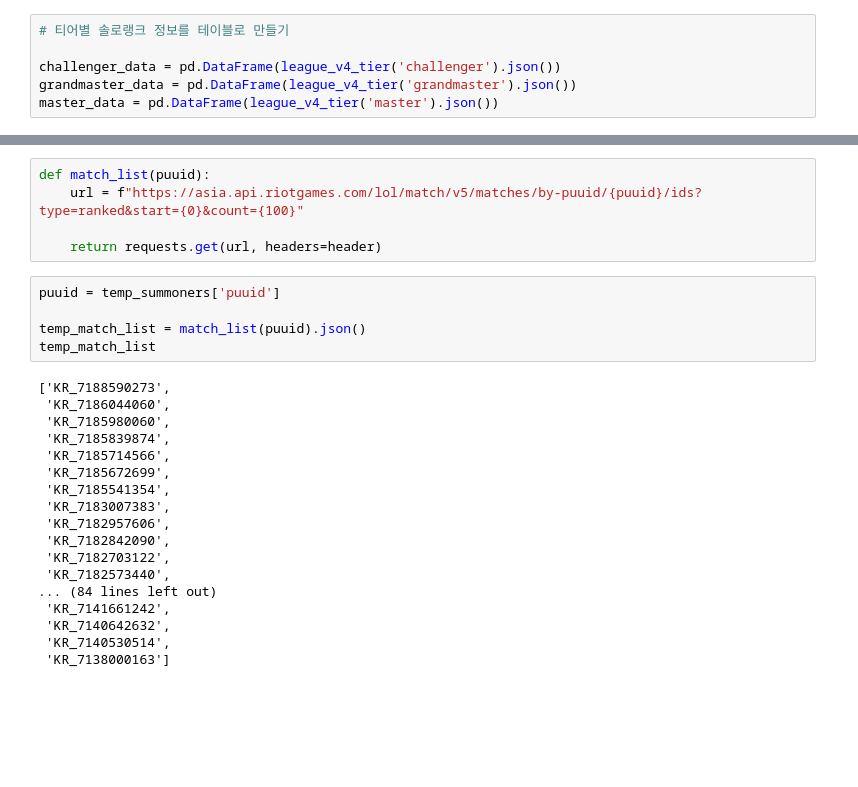
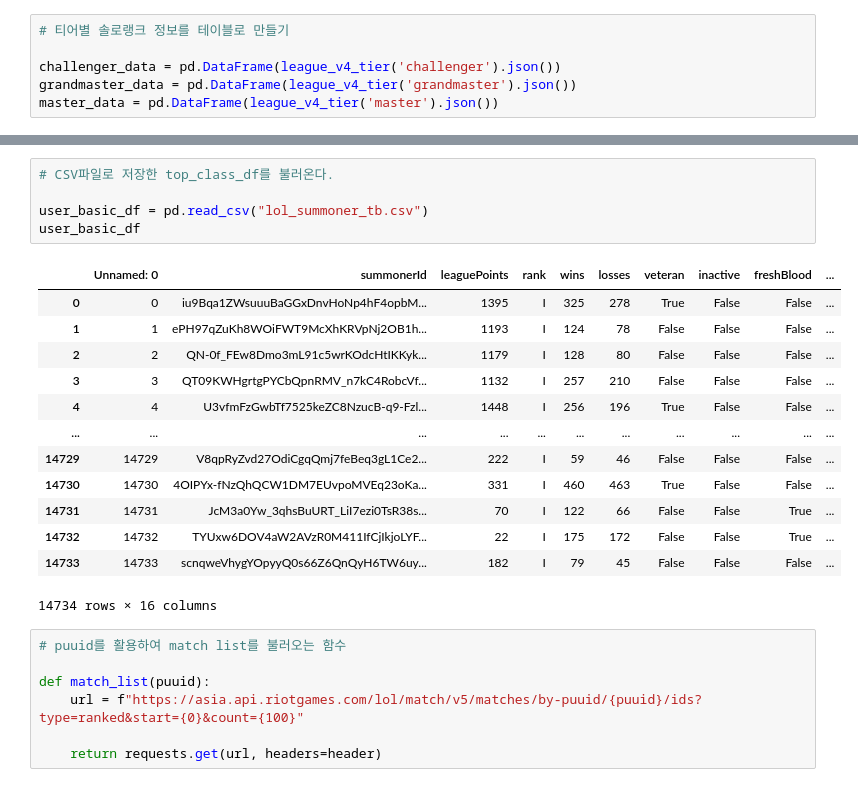
Before and after one commit to kim-bo-saeng/personal_project, a Jupyter notebook: lol_data/lol_api_data_analysis.ipynb, the cells around one changed output, grey strips where cells are left out. Cells and saved outputs as stored; diff of their text form; blank space fills up the shorter version.

```diff
--- a/lol_data/lol_api_data_analysis.ipynb
+++ b/lol_data/lol_api_data_analysis.ipynb
@@ -215,31 +207,29 @@ top_class_df
 | 14732 | TYUxw6DOV4aW2AVzR0M411IfCjIkjoLYF... | 22 | I | 175 | 172 | False | False | True | False | ... |
 | 14733 | scnqweVhygYOpyyQ0s66Z6QnQyH6TW6uy... | 182 | I | 79 | 45 | False | False | False | False | ... |
 14734 rows × 15 columns
+# %%
+# CSV파일로 저장한 top_class_df를 불러온다.
+
+user_basic_df = pd.read_csv("lol_summoner_tb.csv")
+user_basic_df
+# %% [output]
+|  | Unnamed: 0 | summonerId | leaguePoints | rank | wins | losses | veteran | inactive | freshBlood | ... |
+| 0 | 0 | iu9Bqa1ZWsuuuBaGGxDnvHoNp4hF4opbM... | 1395 | I | 325 | 278 | True | False | False | ... |
+| 1 | 1 | ePH97qZuKh8WOiFWT9McXhKRVpNj2OB1h... | 1193 | I | 124 | 78 | False | False | False | ... |
+| 2 | 2 | QN-0f_FEw8Dmo3mL91c5wrKOdcHtIKKyk... | 1179 | I | 128 | 80 | False | False | False | ... |
+| 3 | 3 | QT09KWHgrtgPYCbQpnRMV_n7kC4RobcVf... | 1132 | I | 257 | 210 | False | False | False | ... |
+| 4 | 4 | U3vfmFzGwbTf7525keZC8NzucB-q9-Fzl... | 1448 | I | 256 | 196 | True | False | False | ... |
+| ... | ... | ... | ... | ... | ... | ... | ... | ... | ... | ... |
+| 14729 | 14729 | V8qpRyZvd27OdiCgqQmj7feBeq3gL1Ce2... | 222 | I | 59 | 46 | False | False | False | ... |
+| 14730 | 14730 | 4OIPYx-fNzQhQCW1DM7EUvpoMVEq23oKa... | 331 | I | 460 | 463 | True | False | False | ... |
+| 14731 | 14731 | JcM3a0Yw_3qhsBuURT_LiI7ezi0TsR38s... | 70 | I | 122 | 66 | False | False | True | ... |
+| 14732 | 14732 | TYUxw6DOV4aW2AVzR0M411IfCjIkjoLYF... | 22 | I | 175 | 172 | False | False | True | ... |
+| 14733 | 14733 | scnqweVhygYOpyyQ0s66Z6QnQyH6TW6uy... | 182 | I | 79 | 45 | False | False | False | ... |
+14734 rows × 16 columns
 # %%
+# puuid를 활용하여 match list를 불러오는 함수
+
 def match_list(puuid):
     url = f"https://asia.api.riotgames.com/lol/match/v5/matches/by-puuid/{puuid}/ids?type=ranked&start={0}&count={100}"
 
     return requests.get(url, headers=header)
-# %%
-puuid = temp_summoners['puuid']
-
-temp_match_list = match_list(puuid).json()
-temp_match_list
-# %% [output]
-['KR_7188590273',
- 'KR_7186044060',
- 'KR_7185980060',
- 'KR_7185839874',
- 'KR_7185714566',
- 'KR_7185672699',
- 'KR_7185541354',
- 'KR_7183007383',
- 'KR_7182957606',
- 'KR_7182842090',
- 'KR_7182703122',
- 'KR_7182573440',
-... (84 lines left out)
- 'KR_7141661242',
- 'KR_7140642632',
- 'KR_7140530514',
- 'KR_7138000163']
```
Also changed, not shown: parts of 29 cells of this notebook, 1 other file.
